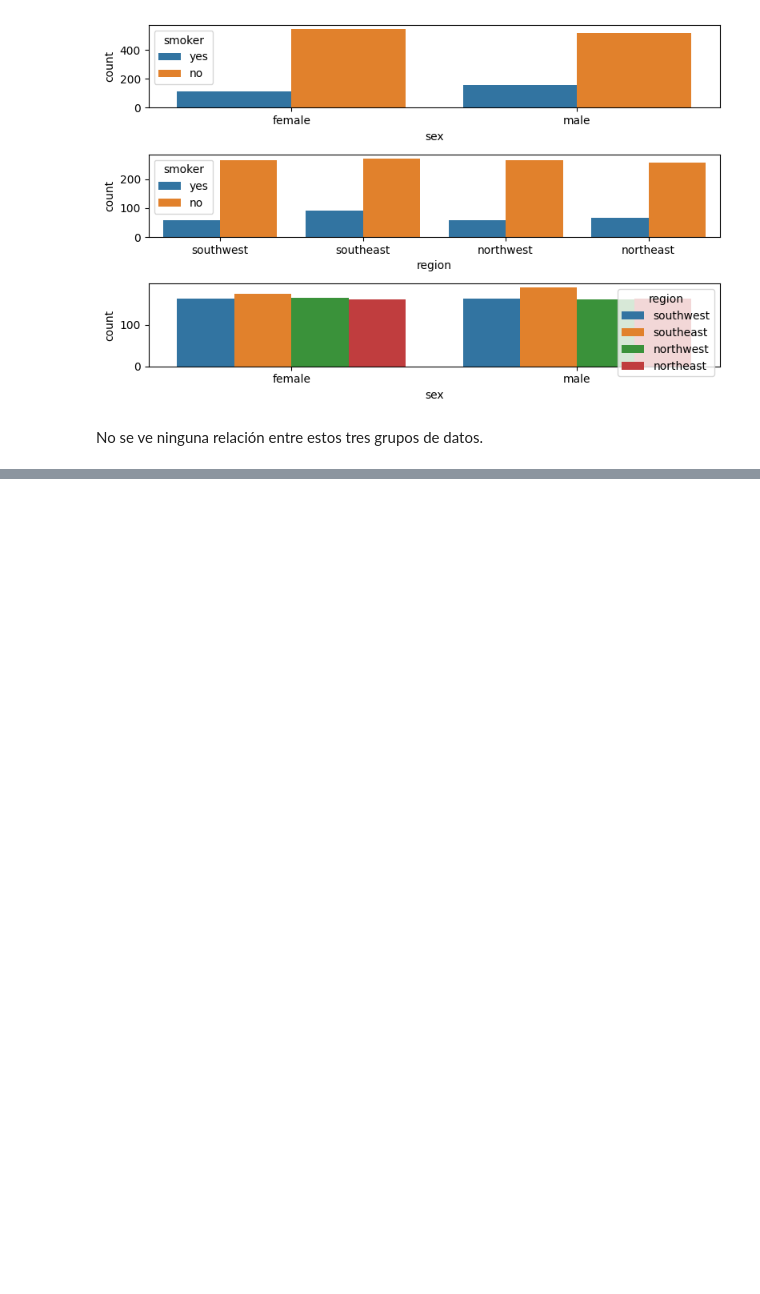
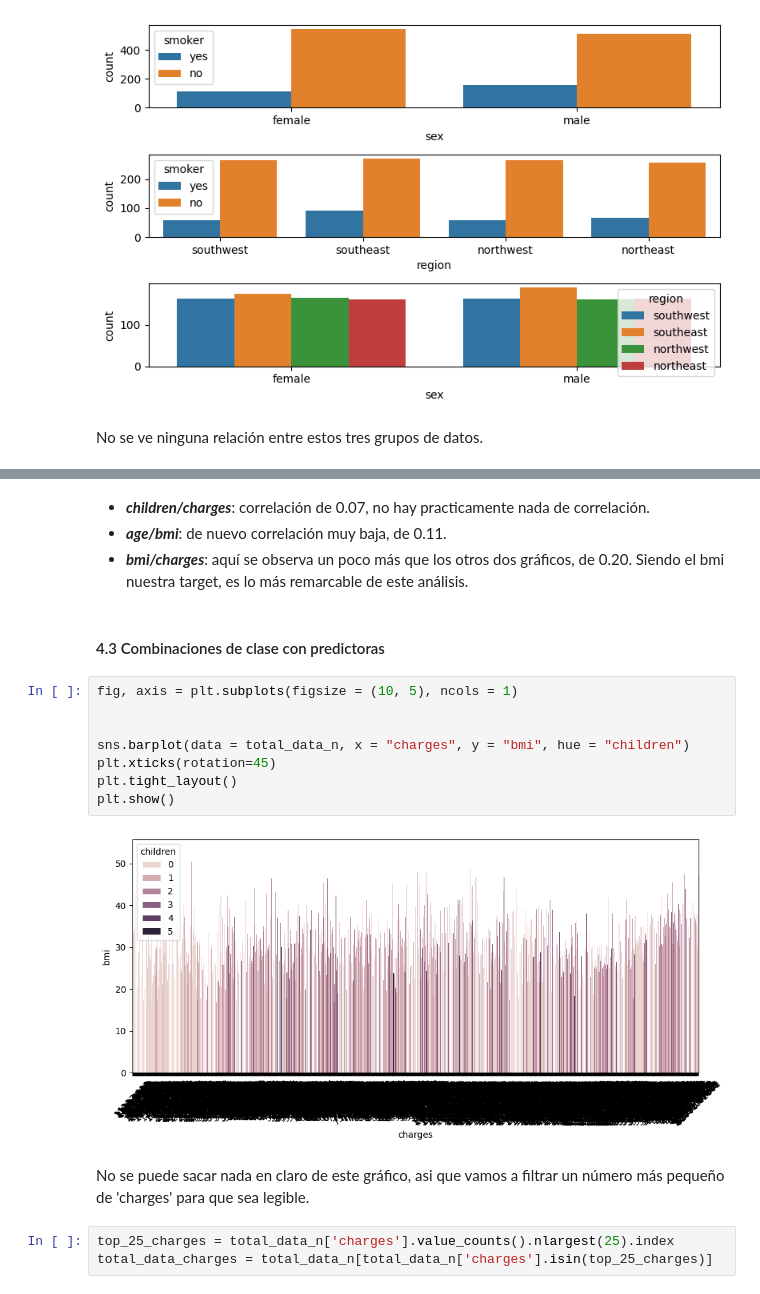
Before and after one commit to 4GeeksAcademy/ivandla96-Proyecto-Regresion-lineal, a Jupyter notebook: src/explore.ipynb, the cells around one changed output, grey strips where cells are left out. Drawn from its saved outputs; the diff is of its cells as text; blank space fills up the shorter version.

```diff
--- a/src/explore.ipynb
+++ b/src/explore.ipynb
@@ -180,0 +198,21 @@ No se ve ninguna relación entre estos tres grupos de datos.
+# %% [markdown]
+- ***children/charges***: correlación de 0.07, no hay practicamente nada de correlación.
+- ***age/bmi***: de nuevo correlación muy baja, de 0.11.
+- ***bmi/charges***: aquí se observa un poco más que los otros dos gráficos, de 0.20. Siendo el bmi nuestra target, es lo más remarcable de este análisis.
+# %% [markdown]
+#### 4.3 Combinaciones de clase con predictoras
+# %%
+fig, axis = plt.subplots(figsize = (10, 5), ncols = 1)
+
+
+sns.barplot(data = total_data_n, x = "charges", y = "bmi", hue = "children")
+plt.xticks(rotation=45)
+plt.tight_layout()
+plt.show()
+# %% [output]
+[figure, added]
+# %% [markdown]
+No se puede sacar nada en claro de este gráfico, asi que vamos a filtrar un número más pequeño de 'charges' para que sea legible.
+# %%
+top_25_charges = total_data_n['charges'].value_counts().nlargest(25).index
+total_data_charges = total_data_n[total_data_n['charges'].isin(top_25_charges)]
```
Also changed, not shown: parts of 50 cells of this notebook, 18 other files.
